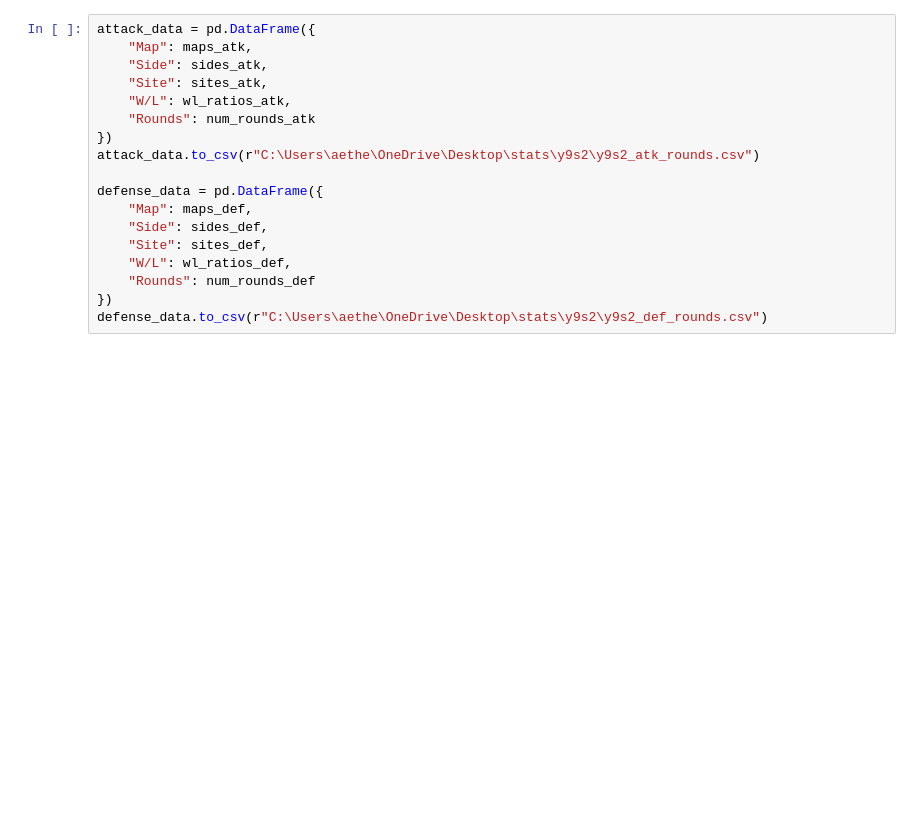
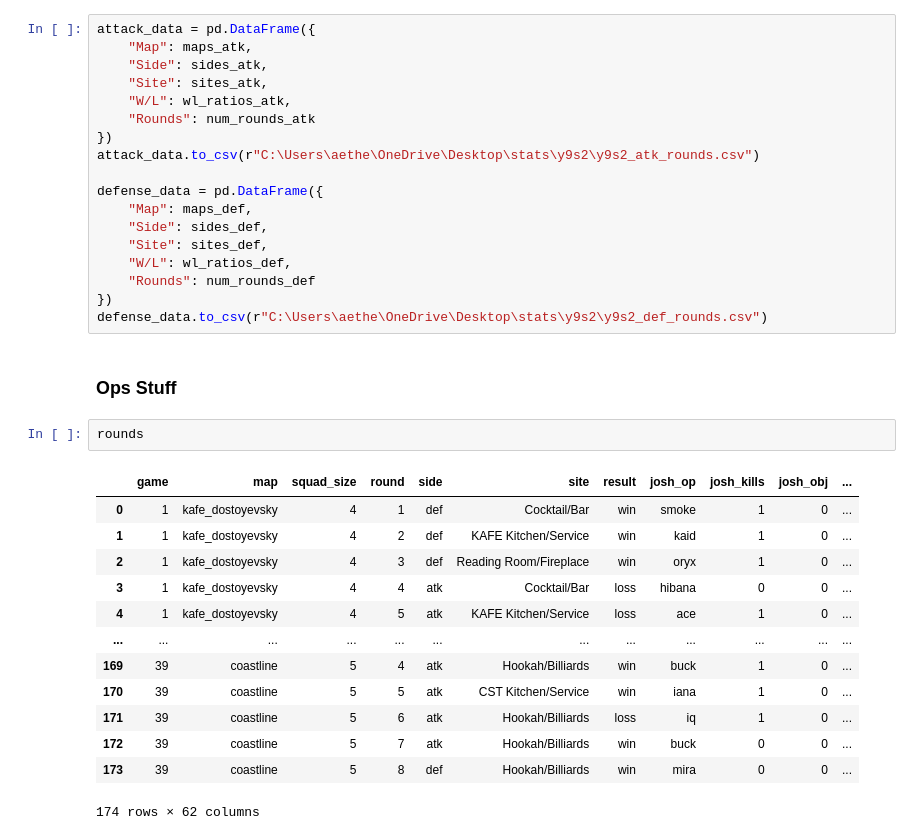
Before and after one commit to jkyle91000/siege-gameplay-analysis, a Jupyter notebook: analysis_with_sqlite.ipynb, the cells around one changed output. Cells and saved outputs as stored; diff of their text form; blank space fills up the shorter version.

```diff
--- a/analysis_with_sqlite.ipynb
+++ b/analysis_with_sqlite.ipynb
@@ -657,3 +636,21 @@ defense_data = pd.DataFrame({
     "Rounds": num_rounds_def
 })
 defense_data.to_csv(r"C:\Users\aethe\OneDrive\Desktop\stats\y9s2\y9s2_def_rounds.csv")
+# %% [markdown]
+### Ops Stuff
+# %%
+rounds
+# %% [output]
+|  | game | map | squad_size | round | side | site | result | josh_op | josh_kills | josh_obj | ... |
+| 0 | 1 | kafe_dostoyevsky | 4 | 1 | def | Cocktail/Bar | win | smoke | 1 | 0 | ... |
+| 1 | 1 | kafe_dostoyevsky | 4 | 2 | def | KAFE Kitchen/Service | win | kaid | 1 | 0 | ... |
+| 2 | 1 | kafe_dostoyevsky | 4 | 3 | def | Reading Room/Fireplace | win | oryx | 1 | 0 | ... |
+| 3 | 1 | kafe_dostoyevsky | 4 | 4 | atk | Cocktail/Bar | loss | hibana | 0 | 0 | ... |
+| 4 | 1 | kafe_dostoyevsky | 4 | 5 | atk | KAFE Kitchen/Service | loss | ace | 1 | 0 | ... |
+| ... | ... | ... | ... | ... | ... | ... | ... | ... | ... | ... | ... |
+| 169 | 39 | coastline | 5 | 4 | atk | Hookah/Billiards | win | buck | 1 | 0 | ... |
+| 170 | 39 | coastline | 5 | 5 | atk | CST Kitchen/Service | win | iana | 1 | 0 | ... |
+| 171 | 39 | coastline | 5 | 6 | atk | Hookah/Billiards | loss | iq | 1 | 0 | ... |
+| 172 | 39 | coastline | 5 | 7 | atk | Hookah/Billiards | win | buck | 0 | 0 | ... |
+| 173 | 39 | coastline | 5 | 8 | def | Hookah/Billiards | win | mira | 0 | 0 | ... |
+174 rows × 62 columns
```
Also changed, not shown: parts of 33 cells of this notebook.
